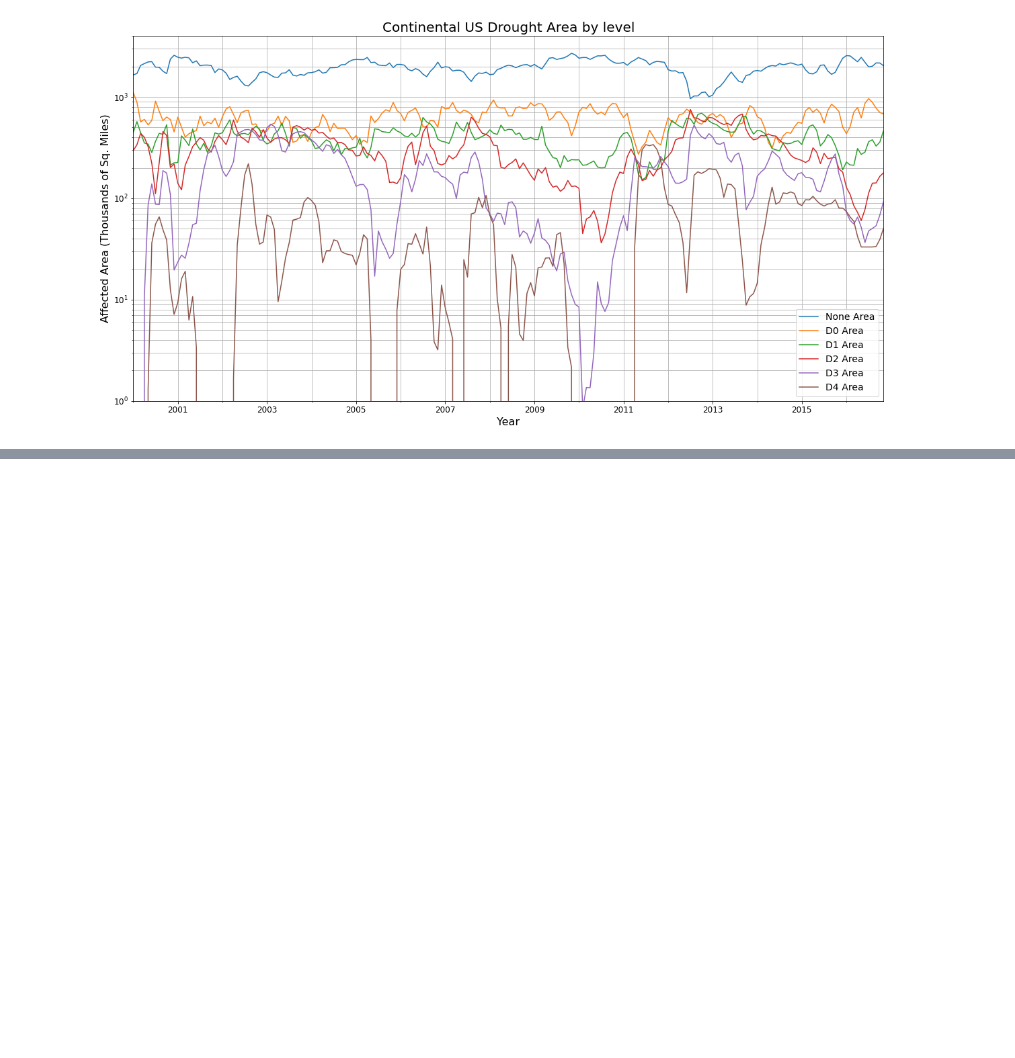
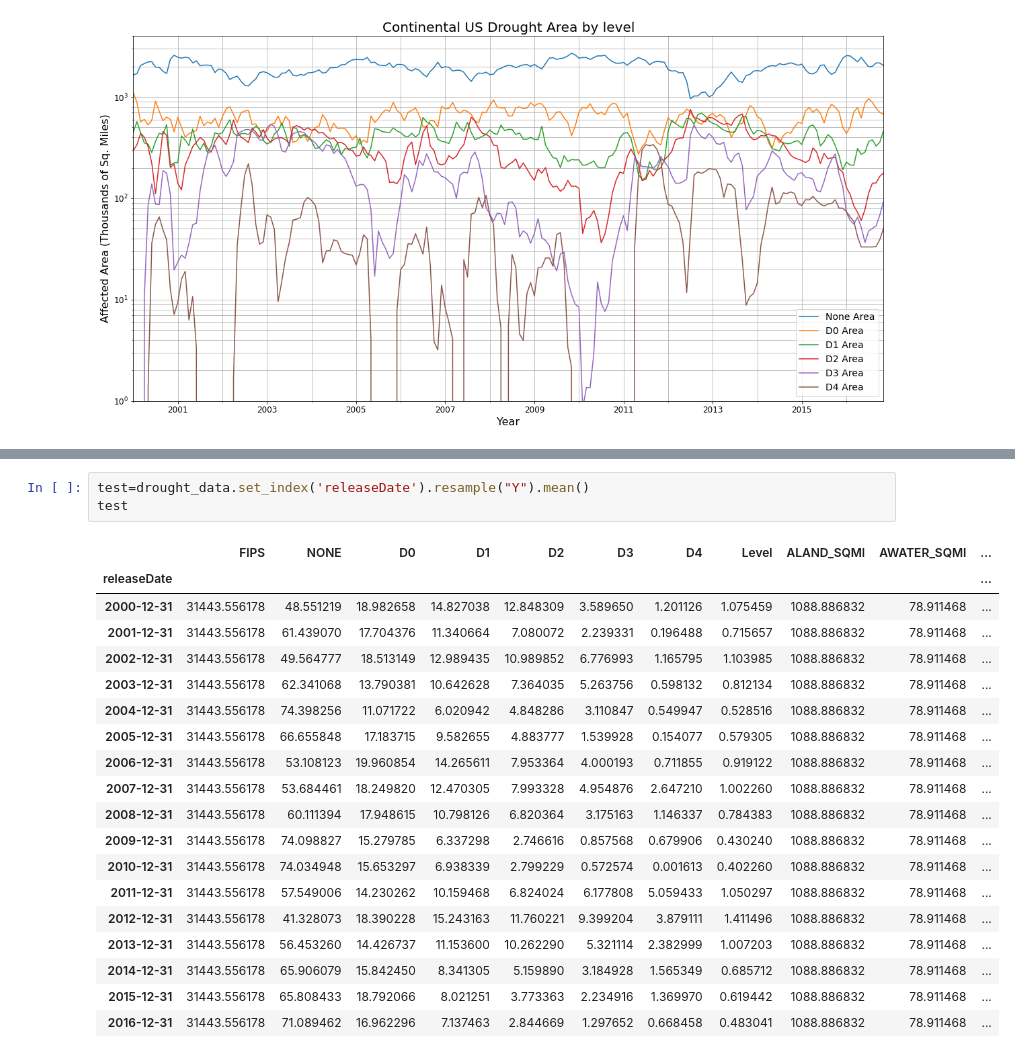
Before and after one commit to veraroberto/Project1_Droughts_USA, a Jupyter notebook: Drought_Intensity.ipynb, the cells around one changed output, grey strips where cells are left out. Cells and saved outputs as stored; diff of their text form; blank space fills up the shorter version.

```diff
--- a/Drought_Intensity.ipynb
+++ b/Drought_Intensity.ipynb
@@ -71,0 +89,23 @@ TypeError: 'DataFrame' object is not callable
+# %%
+test=drought_data.set_index('releaseDate').resample("Y").mean()
+test
+# %% [output]
+|  | FIPS | NONE | D0 | D1 | D2 | D3 | D4 | Level | ALAND_SQMI | AWATER_SQMI | ... |
+| releaseDate |  |  |  |  |  |  |  |  |  |  | ... |
+| 2000-12-31 | 31443.556178 | 48.551219 | 18.982658 | 14.827038 | 12.848309 | 3.589650 | 1.201126 | 1.075459 | 1088.886832 | 78.911468 | ... |
+| 2001-12-31 | 31443.556178 | 61.439070 | 17.704376 | 11.340664 | 7.080072 | 2.239331 | 0.196488 | 0.715657 | 1088.886832 | 78.911468 | ... |
+| 2002-12-31 | 31443.556178 | 49.564777 | 18.513149 | 12.989435 | 10.989852 | 6.776993 | 1.165795 | 1.103985 | 1088.886832 | 78.911468 | ... |
+| 2003-12-31 | 31443.556178 | 62.341068 | 13.790381 | 10.642628 | 7.364035 | 5.263756 | 0.598132 | 0.812134 | 1088.886832 | 78.911468 | ... |
+| 2004-12-31 | 31443.556178 | 74.398256 | 11.071722 | 6.020942 | 4.848286 | 3.110847 | 0.549947 | 0.528516 | 1088.886832 | 78.911468 | ... |
+| 2005-12-31 | 31443.556178 | 66.655848 | 17.183715 | 9.582655 | 4.883777 | 1.539928 | 0.154077 | 0.579305 | 1088.886832 | 78.911468 | ... |
+| 2006-12-31 | 31443.556178 | 53.108123 | 19.960854 | 14.265611 | 7.953364 | 4.000193 | 0.711855 | 0.919122 | 1088.886832 | 78.911468 | ... |
+| 2007-12-31 | 31443.556178 | 53.684461 | 18.249820 | 12.470305 | 7.993328 | 4.954876 | 2.647210 | 1.002260 | 1088.886832 | 78.911468 | ... |
+| 2008-12-31 | 31443.556178 | 60.111394 | 17.948615 | 10.798126 | 6.820364 | 3.175163 | 1.146337 | 0.784383 | 1088.886832 | 78.911468 | ... |
+| 2009-12-31 | 31443.556178 | 74.098827 | 15.279785 | 6.337298 | 2.746616 | 0.857568 | 0.679906 | 0.430240 | 1088.886832 | 78.911468 | ... |
+| 2010-12-31 | 31443.556178 | 74.034948 | 15.653297 | 6.938339 | 2.799229 | 0.572574 | 0.001613 | 0.402260 | 1088.886832 | 78.911468 | ... |
+| 2011-12-31 | 31443.556178 | 57.549006 | 14.230262 | 10.159468 | 6.824024 | 6.177808 | 5.059433 | 1.050297 | 1088.886832 | 78.911468 | ... |
+| 2012-12-31 | 31443.556178 | 41.328073 | 18.390228 | 15.243163 | 11.760221 | 9.399204 | 3.879111 | 1.411496 | 1088.886832 | 78.911468 | ... |
+| 2013-12-31 | 31443.556178 | 56.453260 | 14.426737 | 11.153600 | 10.262290 | 5.321114 | 2.382999 | 1.007203 | 1088.886832 | 78.911468 | ... |
+| 2014-12-31 | 31443.556178 | 65.906079 | 15.842450 | 8.341305 | 5.159890 | 3.184928 | 1.565349 | 0.685712 | 1088.886832 | 78.911468 | ... |
+| 2015-12-31 | 31443.556178 | 65.808433 | 18.792066 | 8.021251 | 3.773363 | 2.234916 | 1.369970 | 0.619442 | 1088.886832 | 78.911468 | ... |
+| 2016-12-31 | 31443.556178 | 71.089462 | 16.962296 | 7.137463 | 2.844669 | 1.297652 | 0.668458 | 0.483041 | 1088.886832 | 78.911468 | ... |
```
Also changed, not shown: parts of 4 cells of this notebook, 1 other file.
